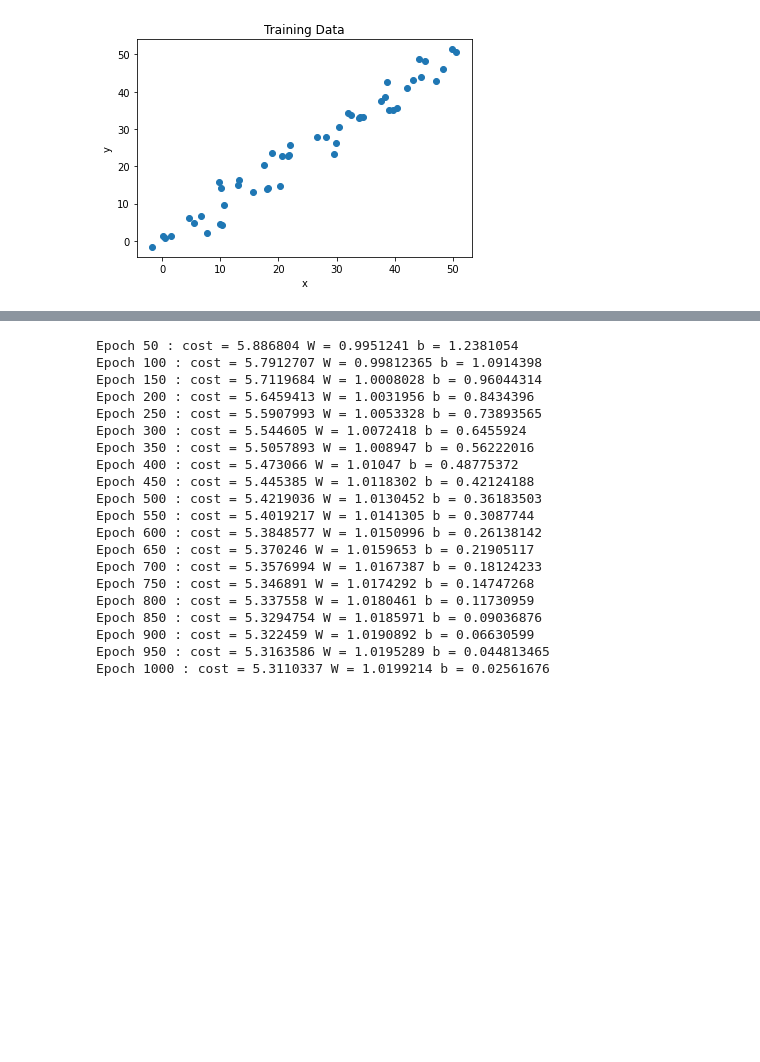
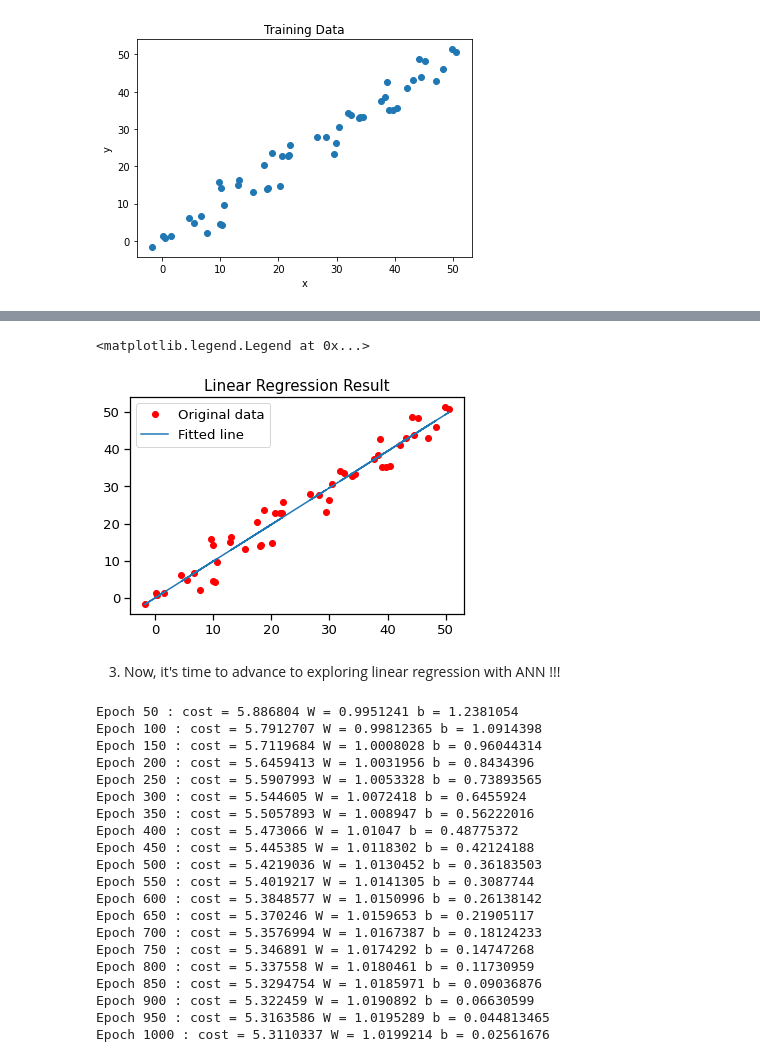
Before and after one commit to nichangyuan/ML-DL, a Jupyter notebook: Deep Learning/ANN/lr_ANN.ipynb, the cells around one changed output, grey strips where cells are left out. Drawn from its saved outputs; the diff is of its cells as text; code cells hidden in the pictures; blank space fills up the shorter version.

```diff
--- a/Deep Learning/ANN/lr_ANN.ipynb
+++ b/Deep Learning/ANN/lr_ANN.ipynb
@@ -36,0 +114,3 @@ plt.show()
+# %%
+X_train = df[['X']]
+y_train = df['Y']
@@ -36,0 +130,3 @@ plt.show()
+# %%
+y_pred = model.predict(X_train)
+y_pred, y
@@ -37,3 +154,14 @@ plt.show()
+# %%
+plt.plot(x, y, 'ro', label ='Original data')
+plt.plot(x, y_pred, label ='Fitted line')
+plt.title('Linear Regression Result')
+plt.legend()
+#plt.show()
+# %% [output]
+<matplotlib.legend.Legend at 0x...>
+[figure, added]
+# %% [markdown]
+3. Now, it's time to advance to exploring linear regression with ANN !!!
 # %%
 # Define the placeholders for x & y
 X = tf.placeholder("float")
```
Also changed, not shown: parts of 14 cells of this notebook.
